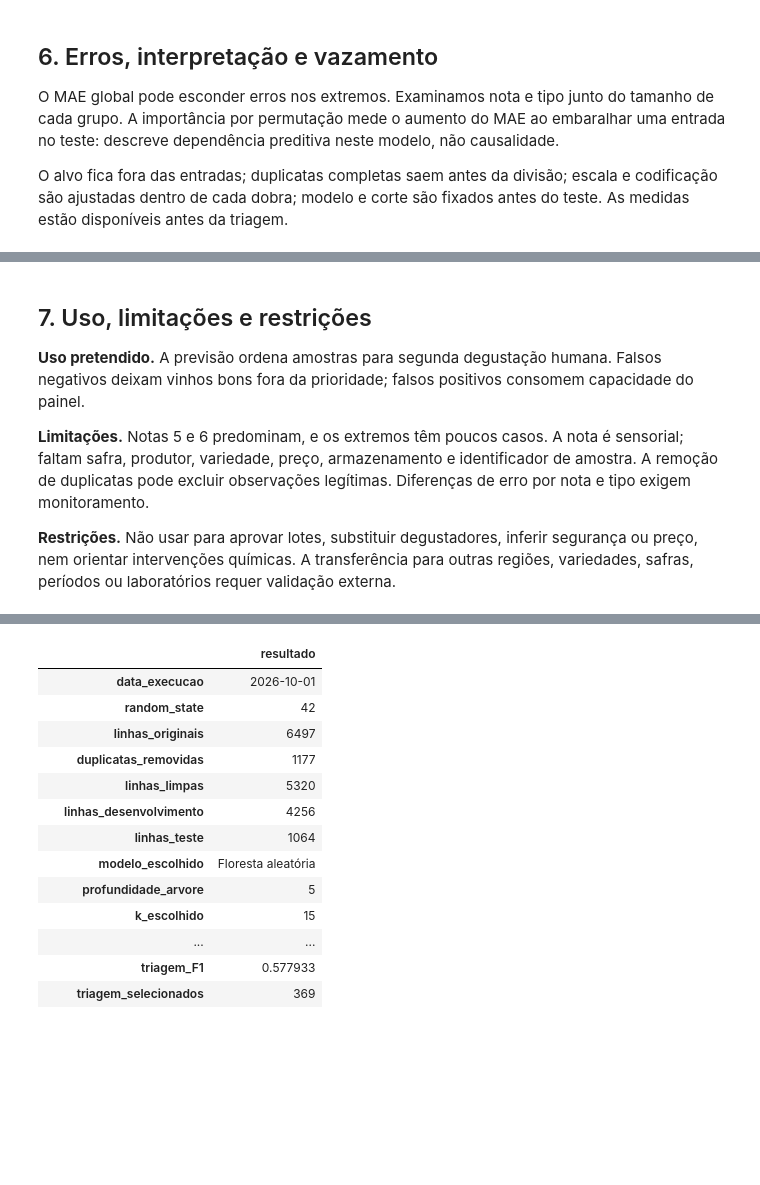
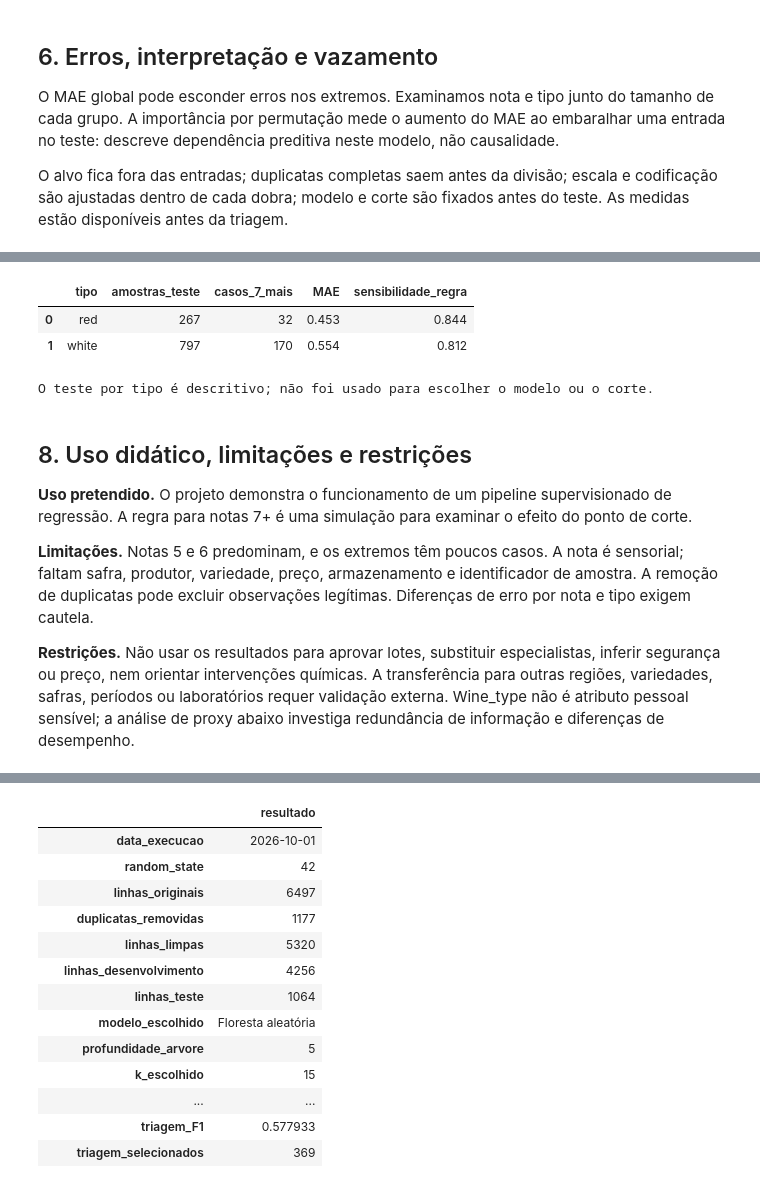
Before and after one commit to danielgilcastro/aprendizado_de_maquina, a Jupyter notebook: projeto/projeto_qualidade_vinhos_completo.ipynb, the cells around one changed output, grey strips where cells are left out. Saved outputs shown, nothing was run; the diff lists cells and outputs as text; code cells hidden in the pictures; blank space fills up the shorter version.

```diff
--- a/projeto/projeto_qualidade_vinhos_completo.ipynb
+++ b/projeto/projeto_qualidade_vinhos_completo.ipynb
@@ -546,11 +615,31 @@ plt.show()
+# %%
+linhas_tipo = []
+for tipo, grupo in erros.groupby("wine_type"):
+    selecionado = grupo["nota_prevista"].to_numpy() >= CORTE_ESCOLHIDO
+    interesse = grupo["nota_real"].to_numpy() >= 7
+    linhas_tipo.append({
+        "tipo": tipo,
+        "amostras_teste": len(grupo),
+        "casos_7_mais": int(interesse.sum()),
+        "MAE": float(grupo["erro_absoluto"].mean()),
+        "sensibilidade_regra": float((selecionado & interesse).sum() / interesse.sum()),
+    })
+desempenho_tipo = pd.DataFrame(linhas_tipo).sort_values("tipo")
+display(desempenho_tipo.round(3))
+print("O teste por tipo é descritivo; não foi usado para escolher o modelo ou o corte.")
+# %% [output]
+|  | tipo | amostras_teste | casos_7_mais | MAE | sensibilidade_regra |
+| 0 | red | 267 | 32 | 0.453 | 0.844 |
+| 1 | white | 797 | 170 | 0.554 | 0.812 |
+O teste por tipo é descritivo; não foi usado para escolher o modelo ou o corte.
 # %% [markdown]
-## 7. Uso, limitações e restrições
+## 8. Uso didático, limitações e restrições
 
-**Uso pretendido.** A previsão ordena amostras para segunda degustação humana. Falsos negativos deixam vinhos bons fora da prioridade; falsos positivos consomem capacidade do painel.
+**Uso pretendido.** O projeto demonstra o funcionamento de um pipeline supervisionado de regressão. A regra para notas 7+ é uma simulação para examinar o efeito do ponto de corte.
 
-**Limitações.** Notas 5 e 6 predominam, e os extremos têm poucos casos. A nota é sensorial; faltam safra, produtor, variedade, preço, armazenamento e identificador de amostra. A remoção de duplicatas pode excluir observações legítimas. Diferenças de erro por nota e tipo exigem monitoramento.
+**Limitações.** Notas 5 e 6 predominam, e os extremos têm poucos casos. A nota é sensorial; faltam safra, produtor, variedade, preço, armazenamento e identificador de amostra. A remoção de duplicatas pode excluir observações legítimas. Diferenças de erro por nota e tipo exigem cautela.
 
-**Restrições.** Não usar para aprovar lotes, substituir degustadores, inferir segurança ou preço, nem orientar intervenções químicas. A transferência para outras regiões, variedades, safras, períodos ou laboratórios requer validação externa.
+**Restrições.** Não usar os resultados para aprovar lotes, substituir especialistas, inferir segurança ou preço, nem orientar intervenções químicas. A transferência para outras regiões, variedades, safras, períodos ou laboratórios requer validação externa. Wine_type não é atributo pessoal sensível; a análise de proxy abaixo investiga redundância de informação e diferenças de desempenho.
 # %% [markdown]
 ## Respostas rápidas para o banco de perguntas
 
```
Also changed, not shown: parts of 12 cells of this notebook, 7 other files.
